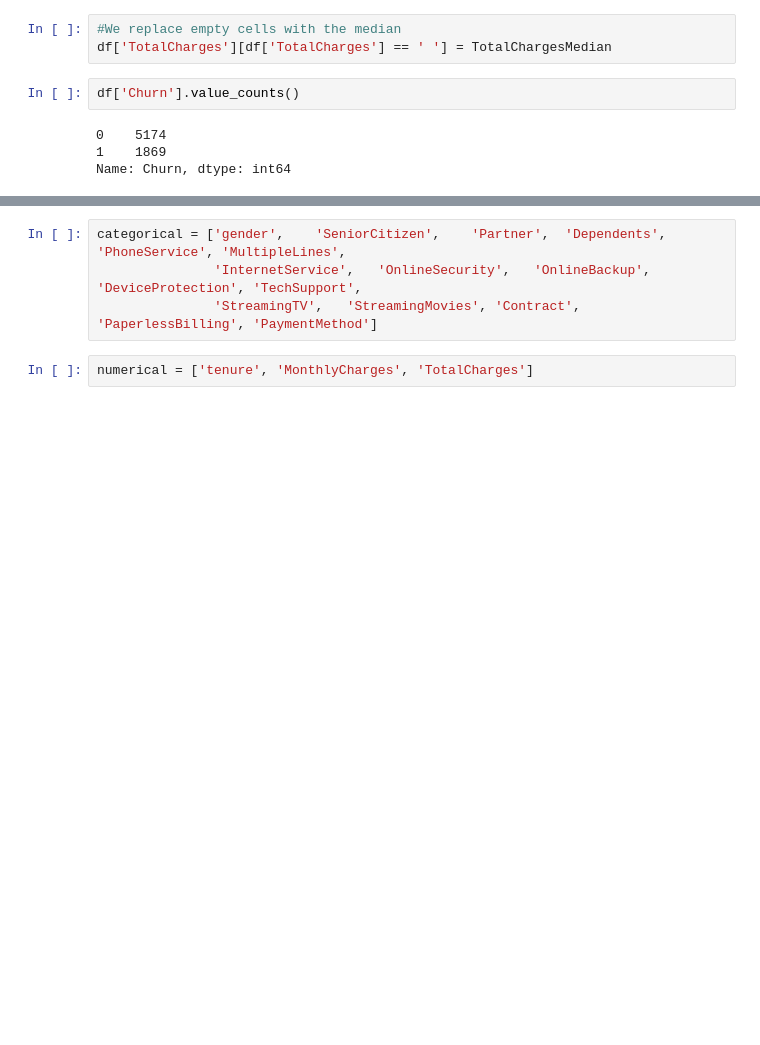
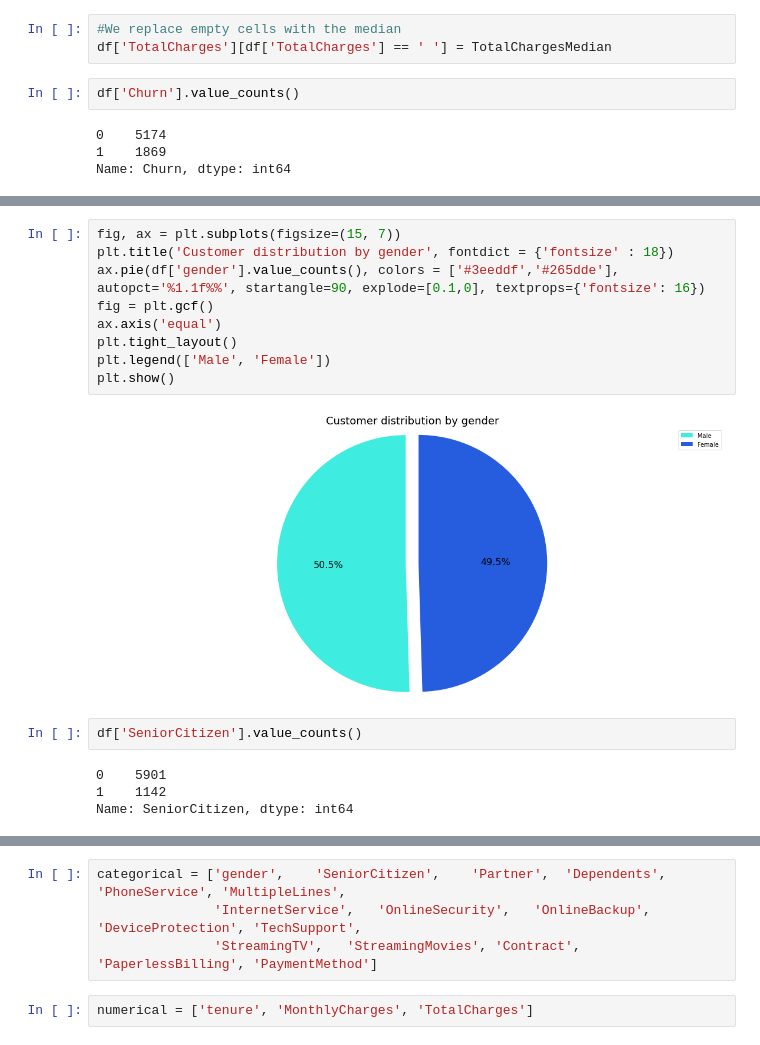
Before and after one commit to blondeincode/Telco_customer_churn_modelling, a Jupyter notebook: Telco_Customer_Churn_Modelling.ipynb, the cells around one changed output, grey strips where cells are left out. Cells and saved outputs as stored; diff of their text form; blank space fills up the shorter version.

```diff
--- a/Telco_Customer_Churn_Modelling.ipynb
+++ b/Telco_Customer_Churn_Modelling.ipynb
@@ -123,0 +127,17 @@ po.iplot(fig1)
+# %%
+fig, ax = plt.subplots(figsize=(15, 7))
+plt.title('Customer distribution by gender', fontdict = {'fontsize' : 18})
+ax.pie(df['gender'].value_counts(), colors = ['#3eeddf','#265dde'], autopct='%1.1f%%', startangle=90, explode=[0.1,0], textprops={'fontsize': 16})
+fig = plt.gcf()
+ax.axis('equal')
+plt.tight_layout()
+plt.legend(['Male', 'Female'])
+plt.show()
+# %% [output]
+[figure, added]
+# %%
+df['SeniorCitizen'].value_counts()
+# %% [output]
+0    5901
+1    1142
+Name: SeniorCitizen, dtype: int64
```
Also changed, not shown: parts of 4 cells of this notebook.
